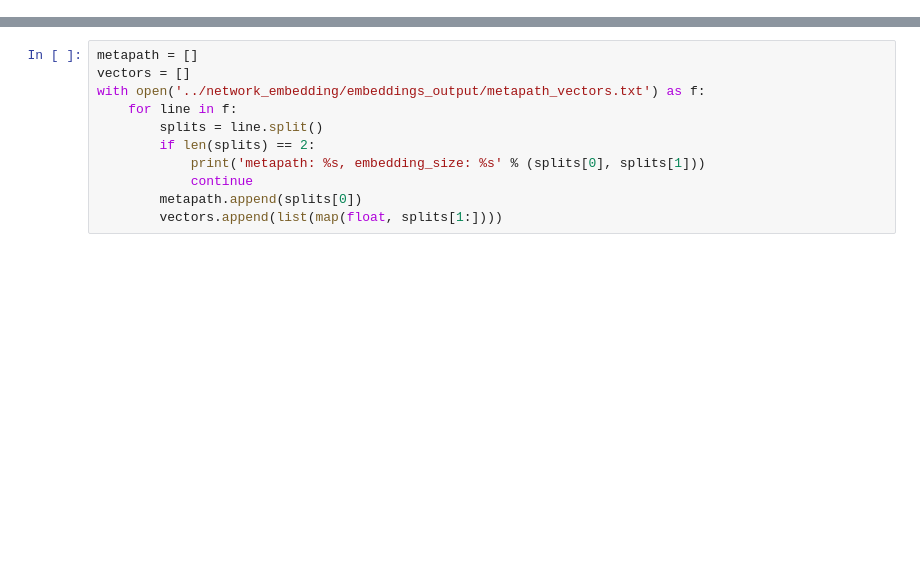
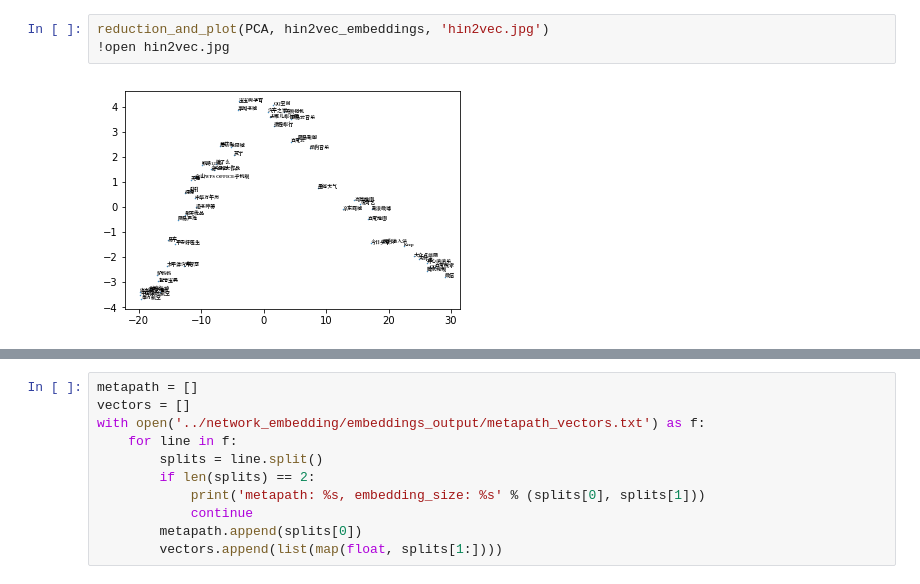
Before and after one commit to chenhui-bupt/user_app2vec, a Jupyter notebook: cluster/cluser.ipynb, the cells around one changed output, grey strips where cells are left out. Drawn from its saved outputs; the diff is of its cells as text; blank space fills up the shorter version.

```diff
--- a/cluster/cluser.ipynb
+++ b/cluster/cluser.ipynb
@@ -4,0 +86,5 @@ from sklearn.cluster import KMeans, DBSCAN
+# %%
+reduction_and_plot(PCA, hin2vec_embeddings, 'hin2vec.jpg')
+!open hin2vec.jpg
+# %% [output]
+[figure, added]
```
Also changed, not shown: parts of 16 cells of this notebook, 10 other files.
